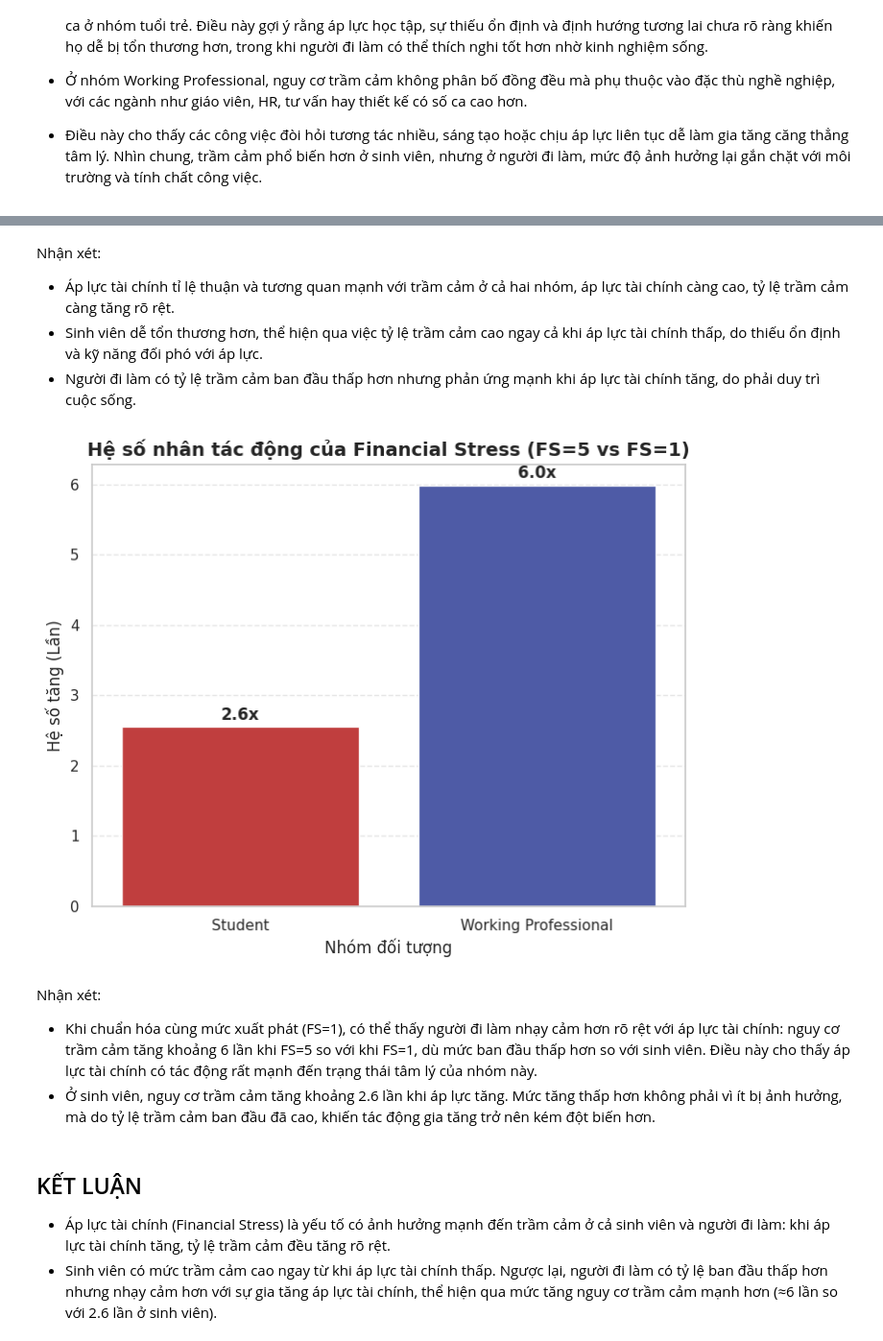
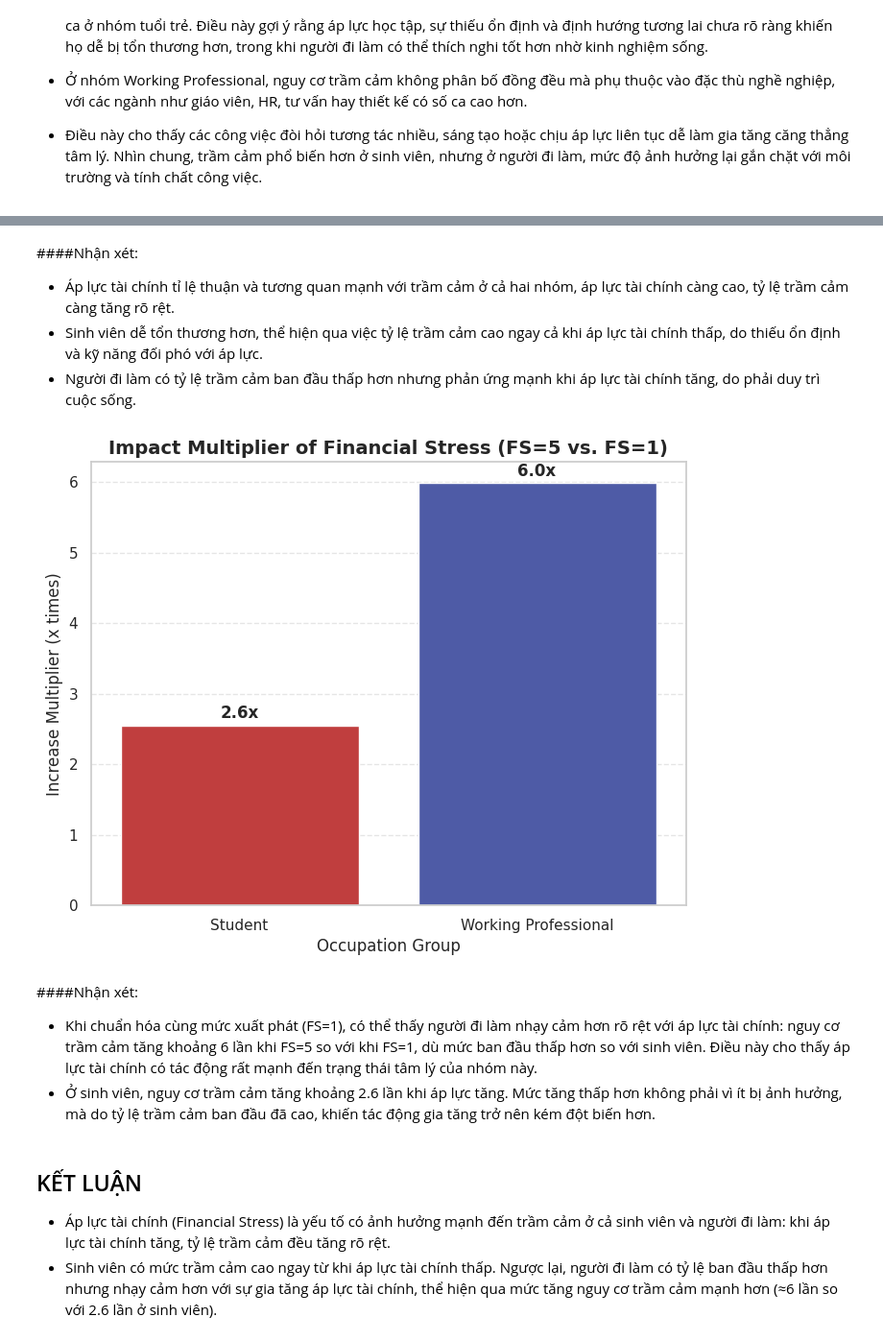
Before and after one commit to phamhuongtra/depression_analysis, a Jupyter notebook: C2_datamining.ipynb, the cells around one changed output, grey strips where cells are left out. Shown at 96% size. Drawn from its saved outputs; the diff is of its cells as text; code cells hidden in the pictures.

```diff
--- a/C2_datamining.ipynb
+++ b/C2_datamining.ipynb
@@ -357,44 +357,44 @@ plt.show()
 # %% [markdown]
-Nhận xét:
+####Nhận xét:
 + Áp lực tài chính tỉ lệ thuận và tương quan mạnh với trầm cảm ở cả hai nhóm, áp lực tài chính càng cao, tỷ lệ trầm cảm càng tăng rõ rệt.
 + Sinh viên dễ tổn thương hơn, thể hiện qua việc tỷ lệ trầm cảm cao ngay cả khi áp lực tài chính thấp, do thiếu ổn định và kỹ năng đối phó với áp lực.
 + Người đi làm có tỷ lệ trầm cảm ban đầu thấp hơn nhưng phản ứng mạnh khi áp lực tài chính tăng, do phải duy trì cuộc sống.
 # %%
 # Lấy tỷ lệ trầm cảm ở mức FS=1 (nền) cho mỗi nhóm
 df_fs1 = df[df['Financial Stress'] == 1]
 baseline_rates = df_fs1.groupby('Working Professional or Student')['Depression'].mean()
 
 # Lấy tỷ lệ trầm cảm ở mức FS=5 (tối đa) cho mỗi nhóm
 df_fs5 = df[df['Financial Stress'] == 5]
 max_stress_rates = df_fs5.groupby('Working Professional or Student')['Depression'].mean()
 
 # Tính hệ số nhân và đưa vào bảng impact_df
 impact_multipliers = max_stress_rates / baseline_rates
 impact_df = impact_multipliers.reset_index(name='Impact Multiplier')
 # VẼ BIỂU ĐỒ
 plt.figure(figsize=(8, 6))
 sns.barplot(
     data=impact_df,
     x='Working Professional or Student',
     y='Impact Multiplier',
     hue='Working Professional or Student',
     palette=['#D62828', '#3F51B5'],
     legend=False
 )
 
-plt.title('Hệ số nhân tác động của Financial Stress (FS=5 vs FS=1)', fontsize=14, fontweight='bold')
-plt.ylabel('Hệ số tăng (Lần)', fontsize=12)
-plt.xlabel('Nhóm đối tượng', fontsize=12)
+plt.title('Impact Multiplier of Financial Stress (FS=5 vs. FS=1)', fontsize=14, fontweight='bold')
+plt.ylabel('Increase Multiplier (x times)', fontsize=12)
+plt.xlabel('Occupation Group', fontsize=12)
 plt.grid(axis='y', linestyle='--', alpha=0.5)
 
 for i, v in enumerate(impact_df['Impact Multiplier']):
     plt.text(i, v + 0.1, f"{v:.1f}x", ha='center', fontsize=12, fontweight='bold')
 
 plt.show()
 # %% [output]
-[figure, old version]
+[figure, new version]
 # %% [markdown]
-Nhận xét:
+####Nhận xét:
 + Khi chuẩn hóa cùng mức xuất phát (FS=1), có thể thấy người đi làm nhạy cảm hơn rõ rệt với áp lực tài chính: nguy cơ trầm cảm tăng khoảng 6 lần khi FS=5 so với khi FS=1, dù mức ban đầu thấp hơn so với sinh viên. Điều này cho thấy áp lực tài chính có tác động rất mạnh đến trạng thái tâm lý của nhóm này.
 + Ở sinh viên, nguy cơ trầm cảm tăng khoảng 2.6 lần khi áp lực tăng. Mức tăng thấp hơn không phải vì ít bị ảnh hưởng, mà do tỷ lệ trầm cảm ban đầu đã cao, khiến tác động gia tăng trở nên kém đột biến hơn.
 # %% [markdown]
```
Also changed, not shown: parts of 18 cells of this notebook.
